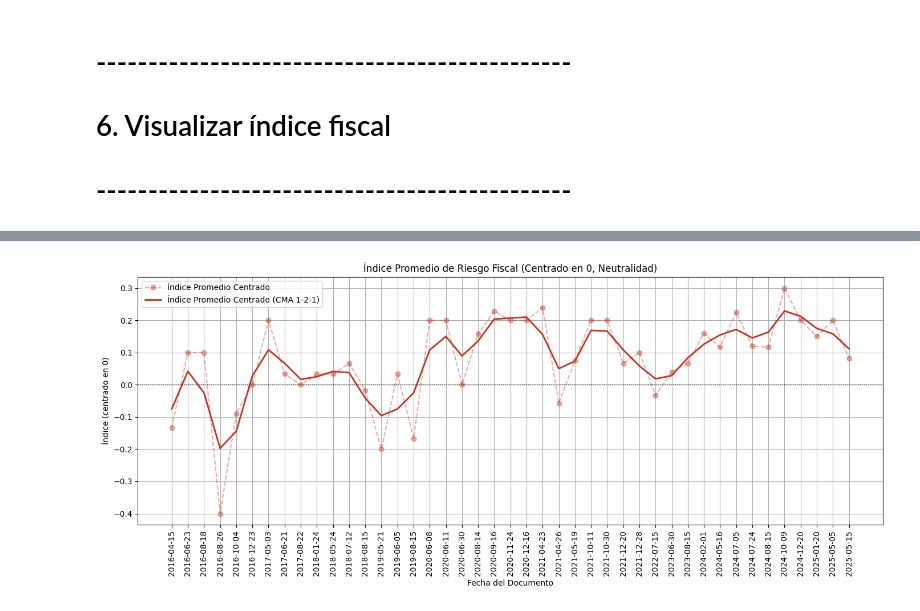
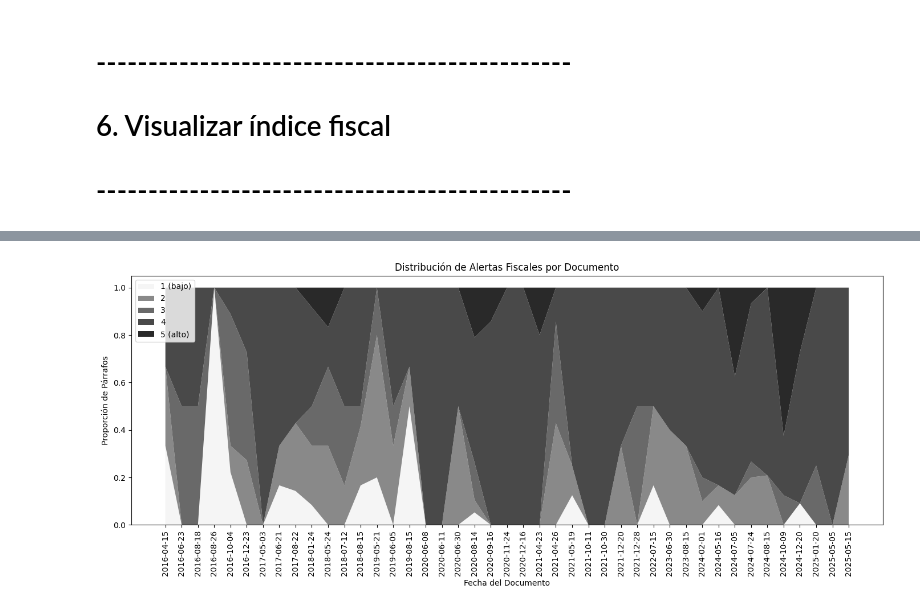
Before and after one commit to JasonCruz18/fiscal_tone, a Jupyter notebook: llm.ipynb, the cells around one changed output, grey strips where cells are left out. Saved outputs shown, nothing was run; the diff lists cells and outputs as text; code cells hidden in the pictures.

Commit message:
Generated charts for fiscal balance stats and fisacal tone index

```diff
--- a/llm.ipynb
+++ b/llm.ipynb
@@ -716,56 +380,22 @@ plt.show()
-# %%
-import matplotlib.pyplot as plt
-import numpy as np
-
-# 1. Calcular el índice promedio centrado
-df_doc_summary["avg_risk_index_centered"] = df_doc_summary["avg_risk_index"] - 0.6
-
-# 2. Aplicar suavizamiento CMA (1-2-1) con extremos refinados
-weights = np.array([1, 2, 1])
-series = df_doc_summary["avg_risk_index_centered"].copy()
-
-# CMA centrado
-cma = series.rolling(window=3, center=True).apply(lambda x: np.dot(x, weights)/4, raw=True)
-
-# Bordes corregidos
-first = series.iloc[0]
-second = series.iloc[1]
-cma.iloc[0] = (3 * first + second) / 4
-
-last = series.iloc[-1]
-penultimate = series.iloc[-2]
-cma.iloc[-1] = (3 * last + penultimate) / 4
-
-# Guardar resultado
-df_doc_summary["avg_risk_index_centered_cma"] = cma
-
-# 3. Graficar y guardar como PNG
-plt.figure(figsize=(14, 6))
-
-# Serie original (transparente)
-plt.plot(df_doc_summary["date_str"], df_doc_summary["avg_risk_index_centered"],
-         label="Índice Promedio Centrado", linestyle='--',
-         marker='o', alpha=0.4, color="#cd301b")
-
-# Serie suavizada
-plt.plot(df_doc_summary["date_str"], df_doc_summary["avg_risk_index_centered_cma"],
-         label="Índice Promedio Centrado (CMA 1-2-1)", linewidth=2, color="#cd301b")
-
-# Eje horizontal en cero
-plt.axhline(0, color='black', linestyle=':', linewidth=1)
-
-# Estética
-plt.title("Índice Promedio de Tono Fiscal (Centrado en 0, Neutralidad)")
-plt.xlabel("Fecha del Documento")
-plt.ylabel("Índice (centrado en 0)")
-plt.xticks(rotation=90)
-plt.grid(True)
-plt.legend()
-plt.tight_layout()
-
-# Guardar como PNG
-plt.savefig("fiscal_tone_index.png", dpi=300)
-#plt.close()
-plt.show()
-# %% [output]
-[figure, removed]
+# %%
+df_plot = df_doc_summary.sort_values('date')
+df_plot['date_str'] = df_plot['date'].dt.strftime('%Y-%m-%d')
+
+plt.figure(figsize=(14, 6))
+plt.stackplot(df_plot['date_str'],
+              df_plot['score_1'],
+              df_plot['score_2'],
+              df_plot['score_3'],
+              df_plot['score_4'],
+              df_plot['score_5'],
+              labels=['1 (bajo)', '2', '3', '4', '5 (alto)'],
+              colors=['#F5F5F5', '#898989', '#696969', '#494949', '#292929'])
+plt.legend(loc='upper left')
+plt.title("Distribución de Alertas Fiscales por Documento")
+plt.xlabel("Fecha del Documento")
+plt.ylabel("Proporción de Párrafos")
+plt.xticks(rotation=90)
+plt.tight_layout()
+plt.show()
+# %% [output]
+[figure, added]
```
Also changed, not shown: parts of 50 cells of this notebook, 2 other files.
